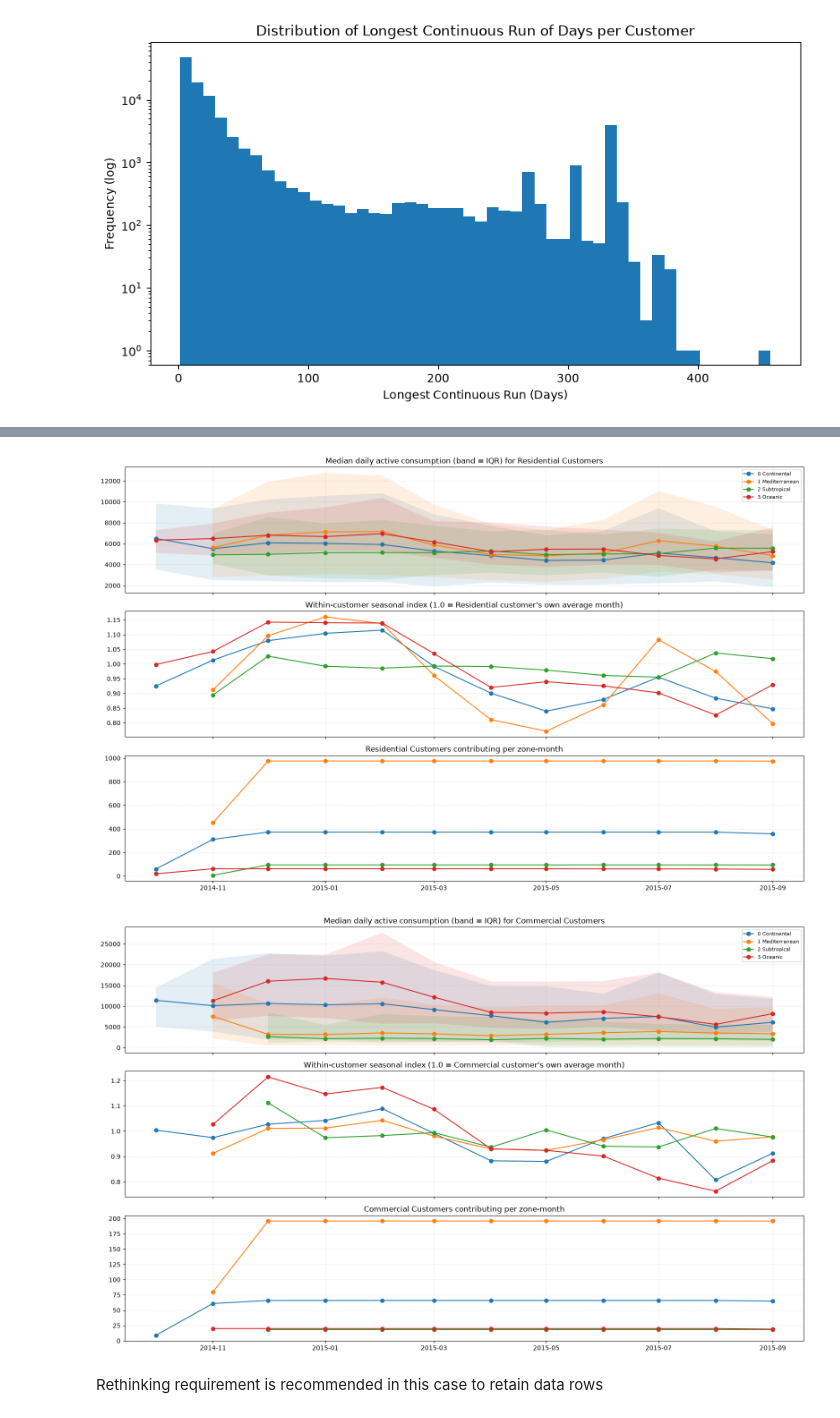
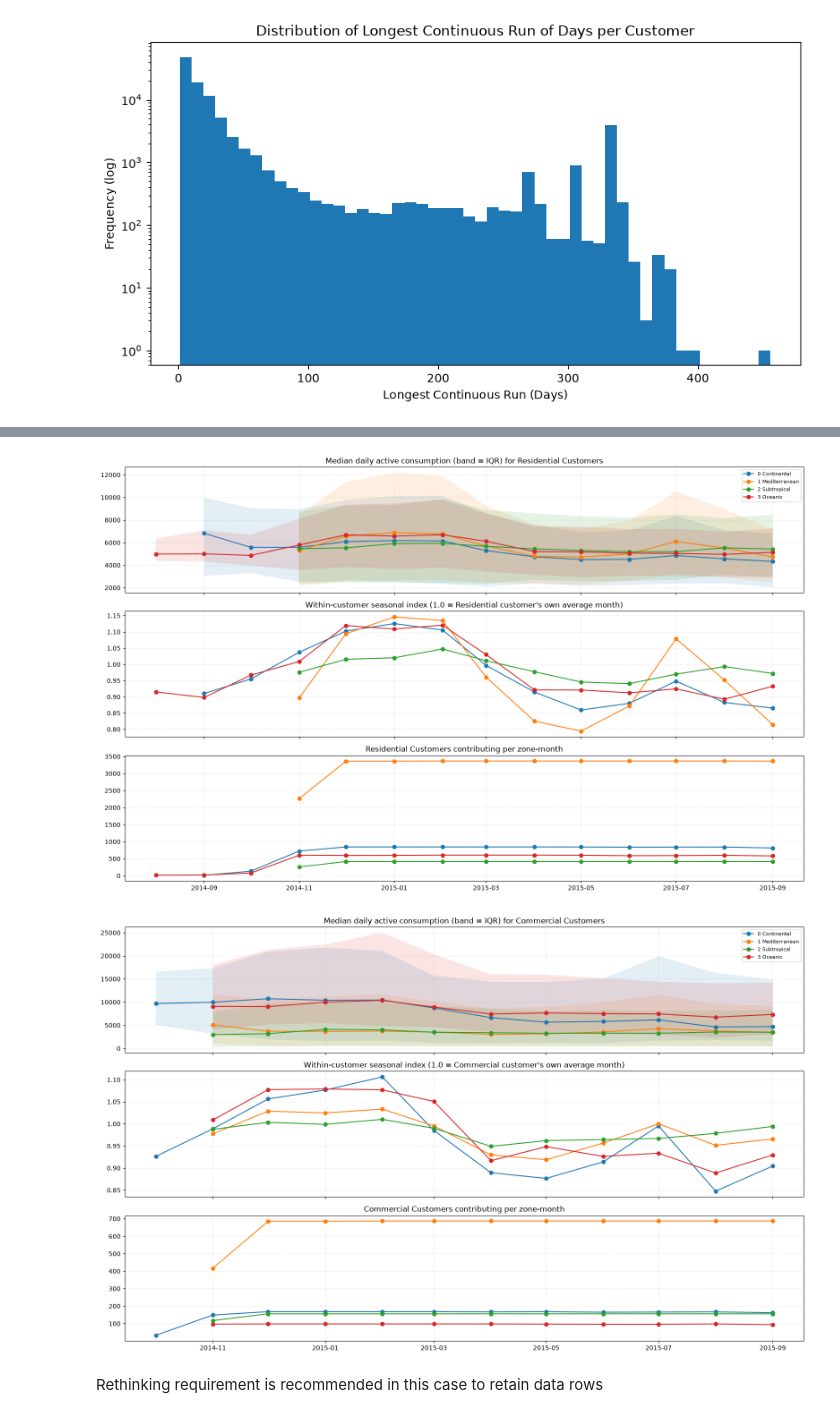
Before and after one commit to reem-naji/potential-fortnight, a Jupyter notebook: notebooks/data_analysis.ipynb, the cells around one changed output, grey strips where cells are left out. Saved outputs shown, nothing was run; the diff lists cells and outputs as text; code cells hidden in the pictures.

```diff
--- a/notebooks/data_analysis.ipynb
+++ b/notebooks/data_analysis.ipynb
@@ -1246,11 +1271,9 @@ plt.show()
 # %% [output]
 [figure]
 # %%
-missing_days_threshold = int(0.05*365)
-print(f'missing days threshould 5% of 365 is {missing_days_threshold}')
+missing_days_thresholds = [0 ,7, 14, 21, 28, 35]
 
-runs = runs.collect().to_pandas()
-print(f'number of contiuous runs for all customers {runs.shape[0]}')
-
-runs.head()
+for th in missing_days_thresholds:
+    number = runs_summary_df[(runs_summary_df['OBSERVED_DAYS']>=365 - th)].shape[0]
+    print(f'number of customers with atleast {365-th} observed days: {number}')
 # %% [output]
@@ -1306,12 +1330,6 @@ runs[runs["RUN_LENGTH"] >= 365].sort_values(by='RUN_LENGTH', ascending=False).he
 # %%
-MISSING_DAYS_THRESHOLD = 30
-MIN_RUN = 365 - MISSING_DAYS_THRESHOLD   # 335
-
-good_runs = pl.from_pandas(
-    runs[runs["RUN_LENGTH"] >= MIN_RUN][["CUSTOMER_ID", "RUN_START", "RUN_END"]]
-).with_columns(pl.col("RUN_START").cast(pl.Date), pl.col("RUN_END").cast(pl.Date))
-
-A_continuous = (
-    A.join(good_runs.lazy(), on="CUSTOMER_ID")
-     .filter(pl.col("DATE").is_between(pl.col("RUN_START"), pl.col("RUN_END")))
+filtered_customers = runs_summary_df[(runs_summary_df['OBSERVED_DAYS']>=365 - th)]['CUSTOMER_ID'].values.tolist()
+A_subset = (
+     A.filter(pl.col('CUSTOMER_ID').is_in(filtered_customers))
 )
+A_subset.select(pl.len()).collect()
@@ -1354,7 +1367,7 @@ munis.collect_schema().names()
  'climate_zone_cluster']
 # %%
 A_spatial = (
-    A_continuous
+    A_subset
     .join(
         filtered_munis.lazy(),
         left_on="MUNICIPALITY",
@@ -1376,37 +1389,37 @@ shape: (5, 96)
 # %%
 cont_cust_zone = zone_month_table(
     A_spatial,
     filtered_munis,
     by_type=True,
     filter_days_per_cust_month= True,
     filter_customers_per_cell = True,
     min_days_per_cust_month = 21,
-    min_months_per_cust = 6,
-    min_customers_per_cell = 6)
+    min_months_per_cust = 10,
+    min_customers_per_cell = 10)
 
 def plot_zone_customer_number(pdf, customer_type="T1"):
     fig, ax = plt.subplots(3, 1, figsize=(16, 10), sharex=True)
     pdf = pdf[pdf.CUSTOMER_TYPE == customer_type]
     for z, g in pdf.groupby("climate_zone_cluster"):
         lab = ZONE_NAMES.get(int(z), str(z))
         ax[0].plot(g.MONTH, g.MEDIAN, marker="o", label=lab)
         ax[0].fill_between(g.MONTH, g.Q25, g.Q75, alpha=0.12)
         ax[1].plot(g.MONTH, g.MEDIAN_INDEX, marker="o", label=lab)
         ax[2].plot(g.MONTH, g.N_CUSTOMERS, marker="o", label=lab)
     ax[0].set_title(f"Median daily active consumption (band = IQR) for {CUSTOMER_TYPE.get(customer_type)} Customers")
     ax[1].set_title(f"Within-customer seasonal index (1.0 = {CUSTOMER_TYPE.get(customer_type)} customer's own average month)")
     ax[2].set_title(f"{CUSTOMER_TYPE.get(customer_type)} Customers contributing per zone-month")
     ax[0].legend(fontsize=8)
     for a in ax: a.grid(alpha=.25, ls="--")
     plt.tight_layout(); plt.show()
 
 
 pdf = cont_cust_zone.to_pandas()
 plot_zone_customer_number(pdf, customer_type="T1")
 plot_zone_customer_number(pdf, customer_type="T2")
 # %% [output]
-[figure, old version]
+[figure, new version]
-[figure, old version]
+[figure, new version]
 # %%
 import plotly.express as px
 
```
Also changed, not shown: parts of 27 cells of this notebook.
